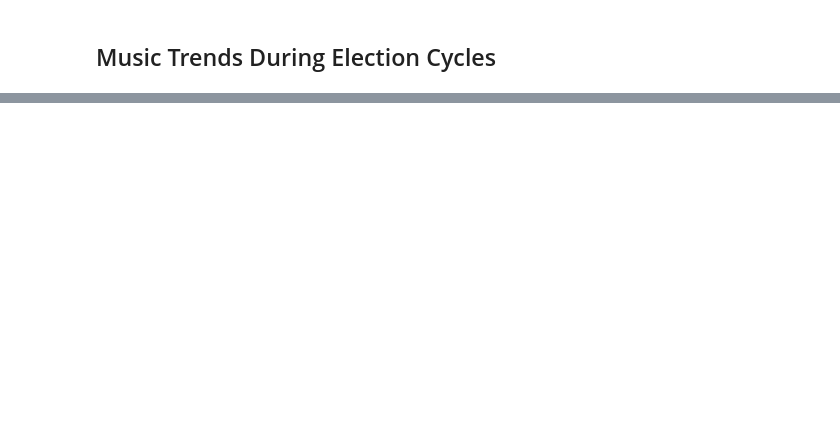
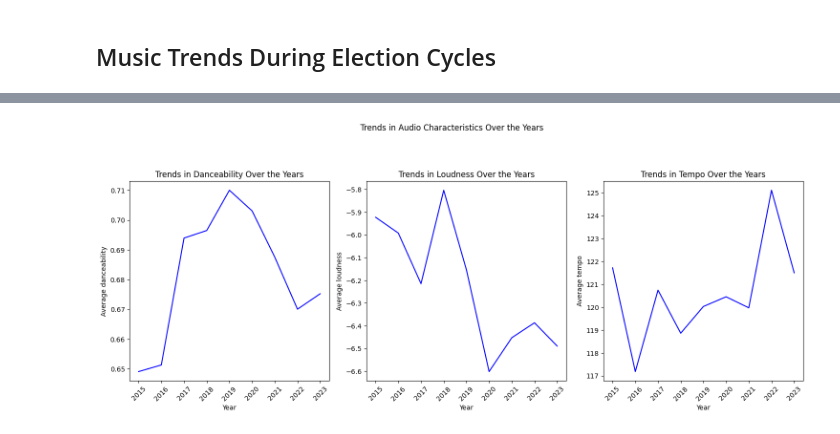
Before and after one commit to CSIS-NLU/Open-Science-101, a Jupyter notebook: Group-Projects/Music Trends During Election Cycles - Spotify/notebooks/SongPopularity_ElectionYears.ipynb, the cells around one changed output, grey strips where cells are left out. Drawn from its saved outputs; the diff is of its cells as text; code cells hidden in the pictures; blank space fills up the shorter version.

```diff
--- a/Group-Projects/Music Trends During Election Cycles - Spotify/notebooks/SongPopularity_ElectionYears.ipynb
+++ b/Group-Projects/Music Trends During Election Cycles - Spotify/notebooks/SongPopularity_ElectionYears.ipynb
@@ -83,0 +145,30 @@ spotify_id
+# %%
+# Filter the dataset by the specified years
+filtered_years = [2015, 2016, 2017, 2018, 2019, 2020, 2021, 2022, 2023]
+f_df = df[df['year'].isin(filtered_years)]
+
+# Select only the relevant columns: 'year', 'track_name', 'track_popularity', 'danceability', 'loudness', 'tempo', 'genre'
+selected_columns = ['year', 'track_name', 'track_popularity', 'artist_name', 'danceability', 'loudness', 'tempo', 'genre']
+f_df = f_df[selected_columns].rename(columns={'track_name': 'title', 'track_popularity': 'popularity', 'artist_name': 'artist'})
+# %%
+# Create a figure for subplots
+plt.figure(figsize=(15, 10))
+
+for i, col in enumerate(characteristics):
+    # Calculate average for each characteristic by year
+    average_by_year = f_df.groupby('year')[col].mean()
+
+    # Create subplot
+    plt.subplot(2, 3, i+1)
+    sns.lineplot(x=average_by_year.index, y=average_by_year.values, color='blue')
+    plt.xlabel('Year')
+    plt.ylabel(f'Average {col}')
+    plt.title(f'Trends in {col.replace("_", " ").title()} Over the Years')
+    plt.xticks(rotation=45)
+
+# Add a suptitle for the entire figure
+plt.suptitle('Trends in Audio Characteristics Over the Years', y=1.05)
+plt.tight_layout()
+plt.show()
+# %% [output]
+[figure, added]
```
Also changed, not shown: parts of 23 cells of this notebook, 1 other file.
